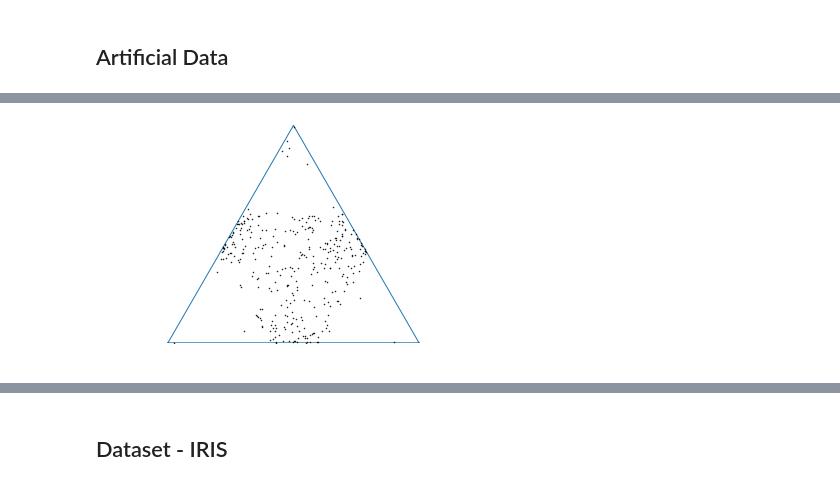
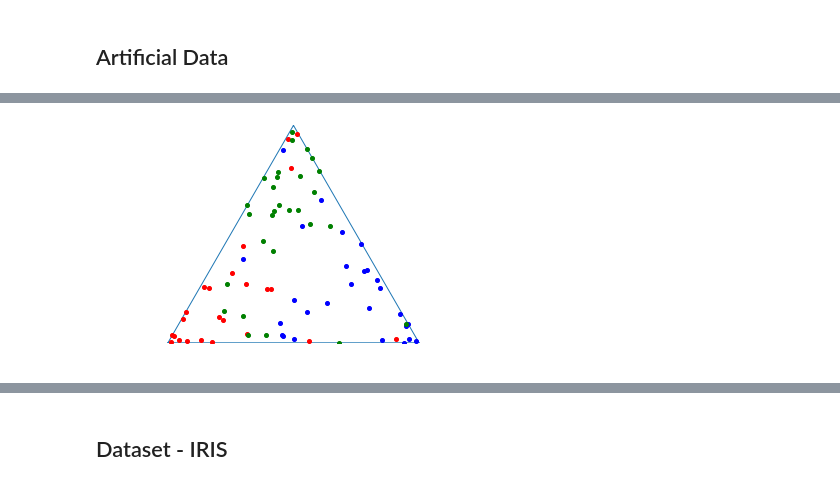
Before and after one commit to Holstrup/MetricLearning, a Jupyter notebook: MetricLearning/LMNN2_v2.ipynb, the cells around one changed output, grey strips where cells are left out. Drawn from its saved outputs; the diff is of its cells as text; code cells hidden in the pictures.

Commit message:
Working LMNN with artificial data

```diff
--- a/MetricLearning/LMNN2_v2.ipynb
+++ b/MetricLearning/LMNN2_v2.ipynb
@@ -367,11 +379,23 @@ plot_points(pts[C3])
-# %%
-plot_points(pts[C4])
-# %% [output]
-[figure, removed]
 # %%
 label = np.zeros(len(pts))
-label[C1] = 1
-label[C2] = 2
-label[C3] = 3
-label[C4]
-X_train, X_test, y_train, y_test = train_test_split(pts, label, test_size=0.3, random_state=0)
+label[C1] = 0
+label[C2] = 1
+label[C3] = 2
+X_train, X_test, y_train, y_test = train_test_split(pts, label, test_size=0.2, random_state=0)
+# %%
+#It's very important to set the margin very low as the data points are quite densly packed
+mu = 0.5
+K = 3
+alpha = 0.0001
+l = 0.15
+_, D = np.shape(X_train)
+L = np.eye(D)
+
+TN_lookup_table, TN_distance_table = find_target_neighbors(X_train, y_train, L)
+C1train = (y_train == 0)
+C2train = (y_train == 1)
+C3train = (y_train == 2)
+
+plot_points(X_train, y_train, False, -1)
+# %% [output]
+[figure, added]
```
Also changed, not shown: parts of 24 cells of this notebook.
